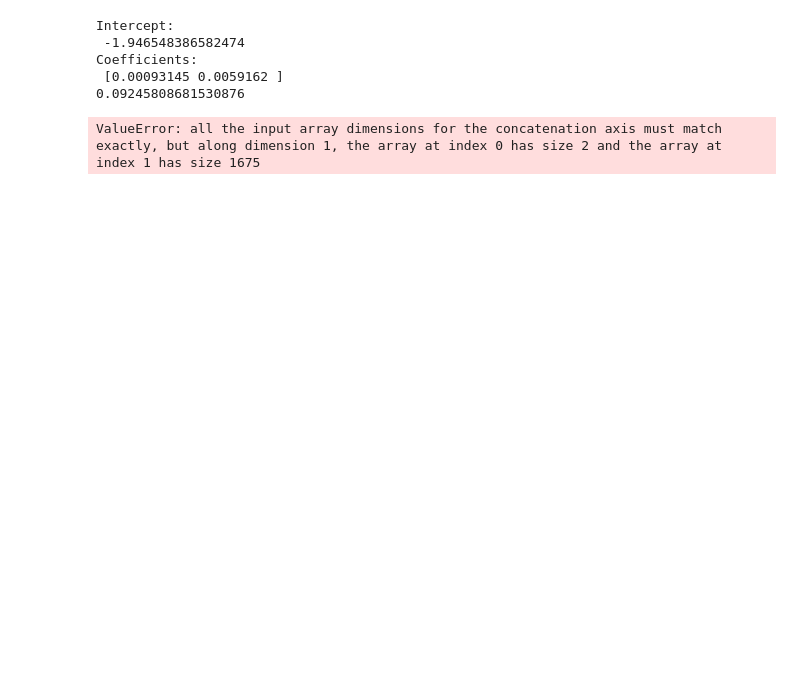
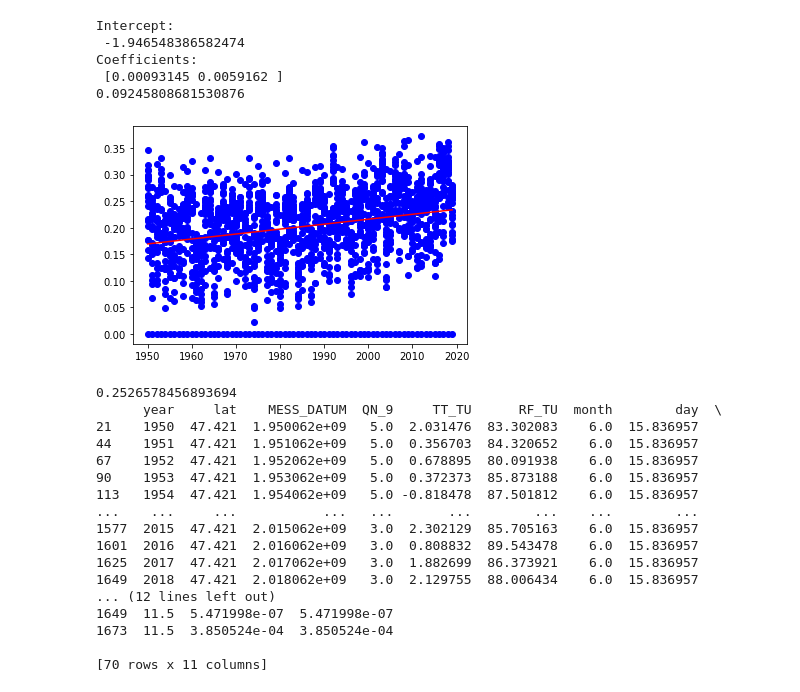
Before and after one commit to serbanradulescu/master_thesis, a Jupyter notebook: project.ipynb, the cells around one changed output. Cells and saved outputs as stored; diff of their text form; code cells hidden in the pictures; blank space fills up the shorter version.

```diff
--- a/project.ipynb
+++ b/project.ipynb
@@ -274,17 +313,36 @@ Coefficients:
 0.09245808681530876
 # %%
 from scipy import stats
+x = df.year
 gradient, intercept, r_value, p_value, std_err = stats.linregress(x,y)
-"""
+
+
 mn=np.min(x)
 mx=np.max(x)
 
 x1=np.linspace(mn,mx,500)
 y1=gradient*x1+intercept
 plt.plot(x,y,'ob')
 plt.plot(x1,y1,'-r')
 plt.show()
-"""
+
 print(r_value)
 # %% [output]
+[figure, added]
-ValueError: all the input array dimensions for the concatenation axis must match exactly, but along dimension 1, the array at index 0 has size 2 and the array at index 1 has size 1675
+0.2526578456893694
+      year     lat    MESS_DATUM  QN_9     TT_TU      RF_TU  month        day  \
+21    1950  47.421  1.950062e+09   5.0  2.031476  83.302083    6.0  15.836957
+44    1951  47.421  1.951062e+09   5.0  0.356703  84.320652    6.0  15.836957
+67    1952  47.421  1.952062e+09   5.0  0.678895  80.091938    6.0  15.836957
+90    1953  47.421  1.953062e+09   5.0  0.372373  85.873188    6.0  15.836957
+113   1954  47.421  1.954062e+09   5.0 -0.818478  87.501812    6.0  15.836957
+...    ...     ...           ...   ...       ...        ...    ...        ...
+1577  2015  47.421  2.015062e+09   3.0  2.302129  85.705163    6.0  15.836957
+1601  2016  47.421  2.016062e+09   3.0  0.808832  89.543478    6.0  15.836957
+1625  2017  47.421  2.017062e+09   3.0  1.882699  86.373921    6.0  15.836957
+1649  2018  47.421  2.018062e+09   3.0  2.129755  88.006434    6.0  15.836957
+... (12 lines left out)
+1649  11.5  5.471998e-07  5.471998e-07
+1673  11.5  3.850524e-04  3.850524e-04
+
+[70 rows x 11 columns]
```
Also changed, not shown: parts of 4 cells of this notebook.
